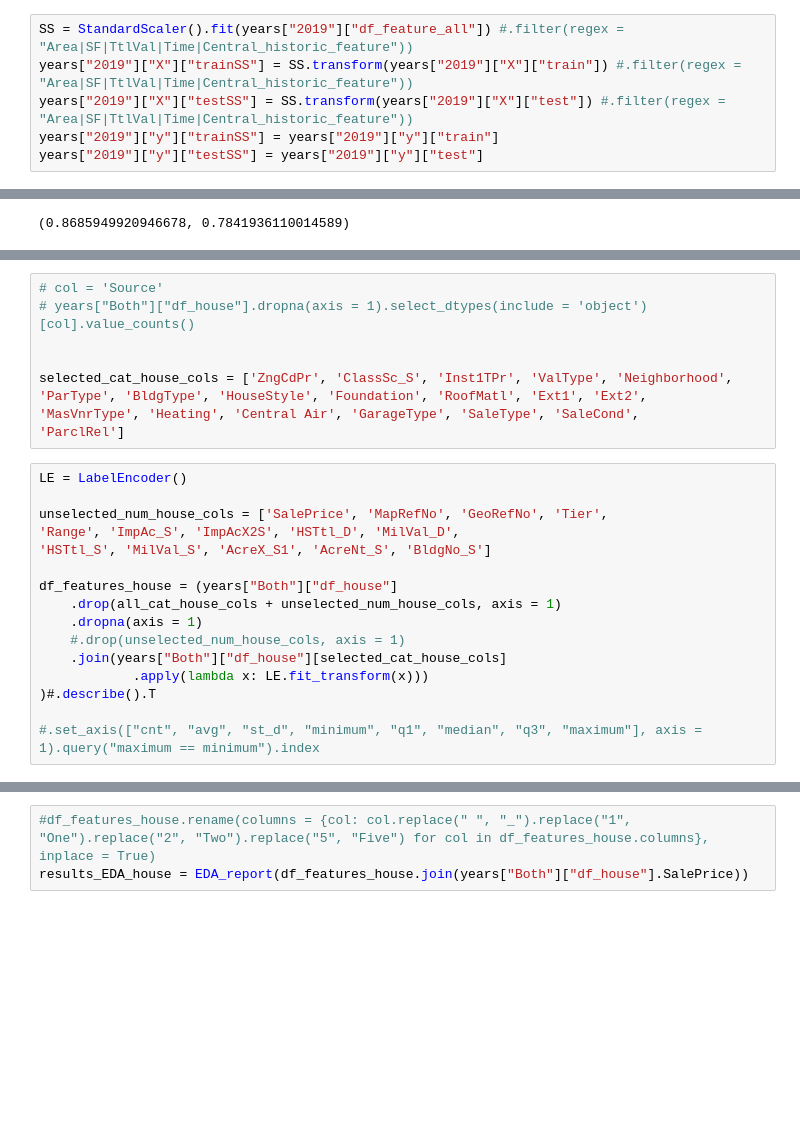
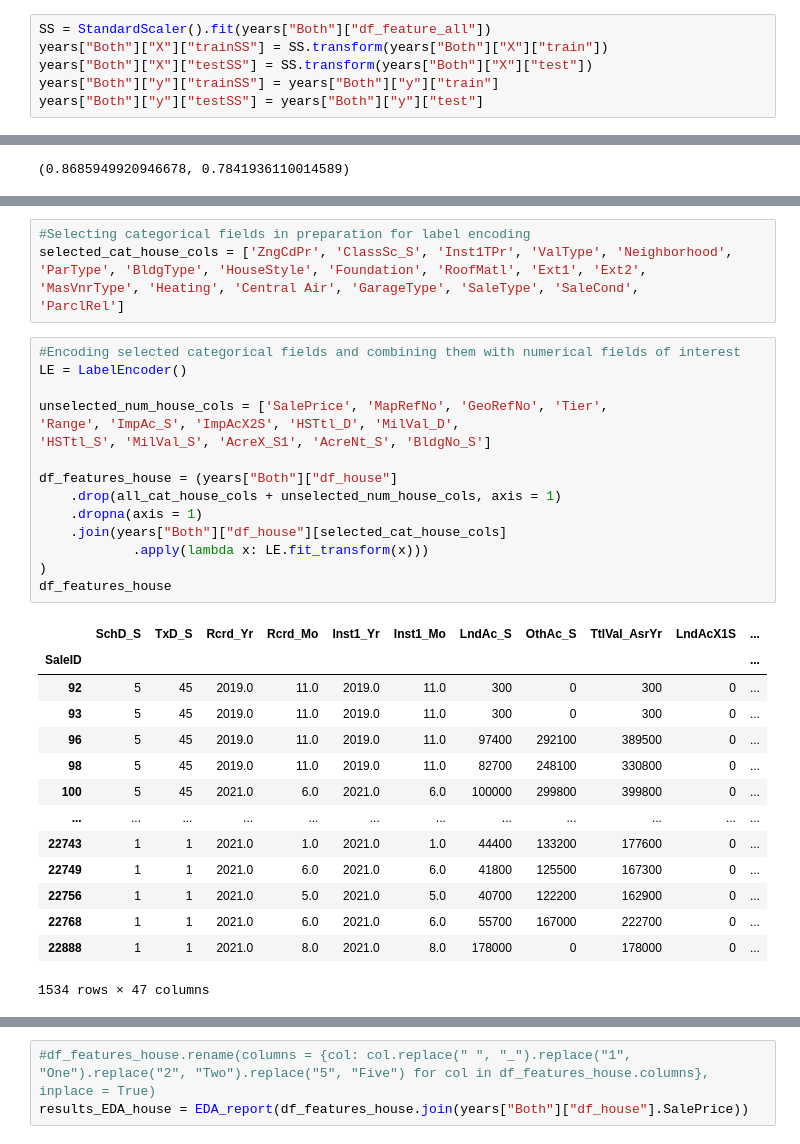
Before and after one commit to lelandjmurrin/Ames_Housing_Project, a Jupyter notebook: Ames_Housing_SalePrice_Distance_Predictions.ipynb, the cells around one changed output, grey strips where cells are left out. Drawn from its saved outputs; the diff is of its cells as text; blank space fills up the shorter version.

```diff
--- a/Ames_Housing_SalePrice_Distance_Predictions.ipynb
+++ b/Ames_Housing_SalePrice_Distance_Predictions.ipynb
@@ -692,11 +513,11 @@ grid_search_RF.score(years["Both"]["X"]["train"], years["Both"]["y"]["train"]),
 # %% [markdown]
 ## Support Vector Regressor Section
 # %%
-SS = StandardScaler().fit(years["2019"]["df_feature_all"]) #.filter(regex = "Area|SF|TtlVal|Time|Central_historic_feature"))
-years["2019"]["X"]["trainSS"] = SS.transform(years["2019"]["X"]["train"]) #.filter(regex = "Area|SF|TtlVal|Time|Central_historic_feature"))
-years["2019"]["X"]["testSS"] = SS.transform(years["2019"]["X"]["test"]) #.filter(regex = "Area|SF|TtlVal|Time|Central_historic_feature"))
-years["2019"]["y"]["trainSS"] = years["2019"]["y"]["train"]
-years["2019"]["y"]["testSS"] = years["2019"]["y"]["test"]
+SS = StandardScaler().fit(years["Both"]["df_feature_all"])
+years["Both"]["X"]["trainSS"] = SS.transform(years["Both"]["X"]["train"])
+years["Both"]["X"]["testSS"] = SS.transform(years["Both"]["X"]["test"])
+years["Both"]["y"]["trainSS"] = years["Both"]["y"]["train"]
+years["Both"]["y"]["testSS"] = years["Both"]["y"]["test"]
 # %%
 SVR_model = SVR(epsilon = 1e-4, gamma=1)
 
@@ -968,25 +736,36 @@ all_cat_house_cols = years["Both"]["df_house"].dropna(axis = 1).select_dtypes(in
 # %%
-# col = 'Source'
-# years["Both"]["df_house"].dropna(axis = 1).select_dtypes(include = 'object')[col].value_counts()
-
-
+#Selecting categorical fields in preparation for label encoding
 selected_cat_house_cols = ['ZngCdPr', 'ClassSc_S', 'Inst1TPr', 'ValType', 'Neighborhood',
 'ParType', 'BldgType', 'HouseStyle', 'Foundation', 'RoofMatl', 'Ext1', 'Ext2',
 'MasVnrType', 'Heating', 'Central Air', 'GarageType', 'SaleType', 'SaleCond',
 'ParclRel']
 # %%
+#Encoding selected categorical fields and combining them with numerical fields of interest
 LE = LabelEncoder()
 
 unselected_num_house_cols = ['SalePrice', 'MapRefNo', 'GeoRefNo', 'Tier',
 'Range', 'ImpAc_S', 'ImpAcX2S', 'HSTtl_D', 'MilVal_D',
 'HSTtl_S', 'MilVal_S', 'AcreX_S1', 'AcreNt_S', 'BldgNo_S']
 
 df_features_house = (years["Both"]["df_house"]
     .drop(all_cat_house_cols + unselected_num_house_cols, axis = 1)
     .dropna(axis = 1)
-    #.drop(unselected_num_house_cols, axis = 1)
     .join(years["Both"]["df_house"][selected_cat_house_cols]
             .apply(lambda x: LE.fit_transform(x)))
-)#.describe().T
-
-#.set_axis(["cnt", "avg", "st_d", "minimum", "q1", "median", "q3", "maximum"], axis = 1).query("maximum == minimum").index
+)
+df_features_house
+# %% [output]
+|  | SchD_S | TxD_S | Rcrd_Yr | Rcrd_Mo | Inst1_Yr | Inst1_Mo | LndAc_S | OthAc_S | TtlVal_AsrYr | LndAcX1S | ... |
+| SaleID |  |  |  |  |  |  |  |  |  |  | ... |
+| 92 | 5 | 45 | 2019.0 | 11.0 | 2019.0 | 11.0 | 300 | 0 | 300 | 0 | ... |
+| 93 | 5 | 45 | 2019.0 | 11.0 | 2019.0 | 11.0 | 300 | 0 | 300 | 0 | ... |
+| 96 | 5 | 45 | 2019.0 | 11.0 | 2019.0 | 11.0 | 97400 | 292100 | 389500 | 0 | ... |
+| 98 | 5 | 45 | 2019.0 | 11.0 | 2019.0 | 11.0 | 82700 | 248100 | 330800 | 0 | ... |
+| 100 | 5 | 45 | 2021.0 | 6.0 | 2021.0 | 6.0 | 100000 | 299800 | 399800 | 0 | ... |
+| ... | ... | ... | ... | ... | ... | ... | ... | ... | ... | ... | ... |
+| 22743 | 1 | 1 | 2021.0 | 1.0 | 2021.0 | 1.0 | 44400 | 133200 | 177600 | 0 | ... |
+| 22749 | 1 | 1 | 2021.0 | 6.0 | 2021.0 | 6.0 | 41800 | 125500 | 167300 | 0 | ... |
+| 22756 | 1 | 1 | 2021.0 | 5.0 | 2021.0 | 5.0 | 40700 | 122200 | 162900 | 0 | ... |
+| 22768 | 1 | 1 | 2021.0 | 6.0 | 2021.0 | 6.0 | 55700 | 167000 | 222700 | 0 | ... |
+| 22888 | 1 | 1 | 2021.0 | 8.0 | 2021.0 | 8.0 | 178000 | 0 | 178000 | 0 | ... |
+1534 rows × 47 columns
```
Also changed, not shown: parts of 168 cells of this notebook, 3 other files.
